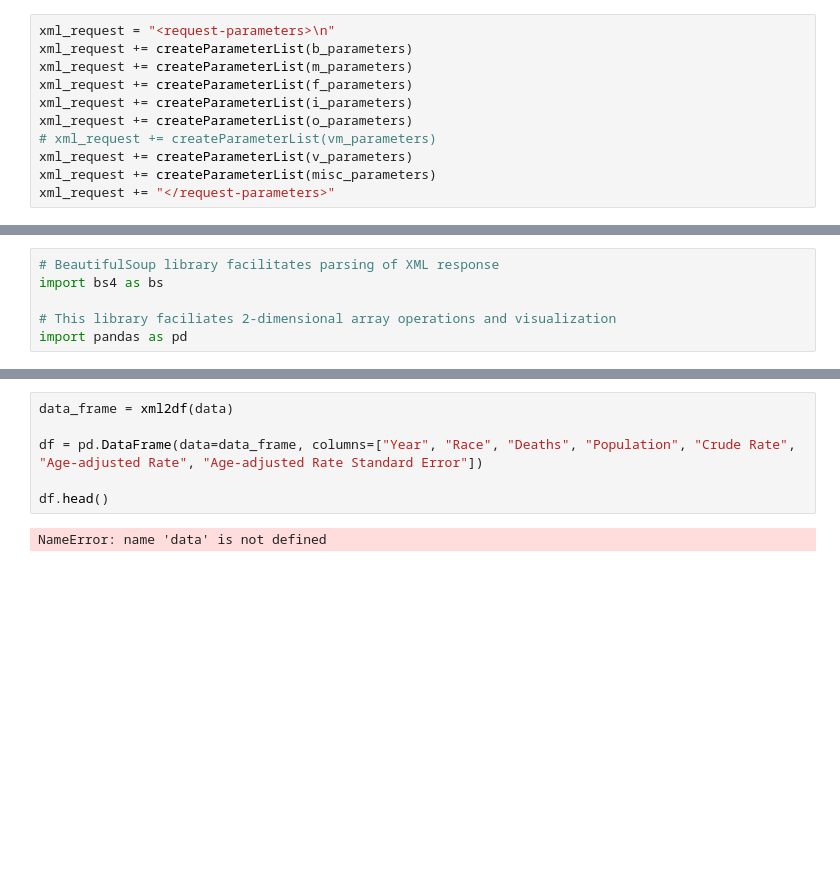
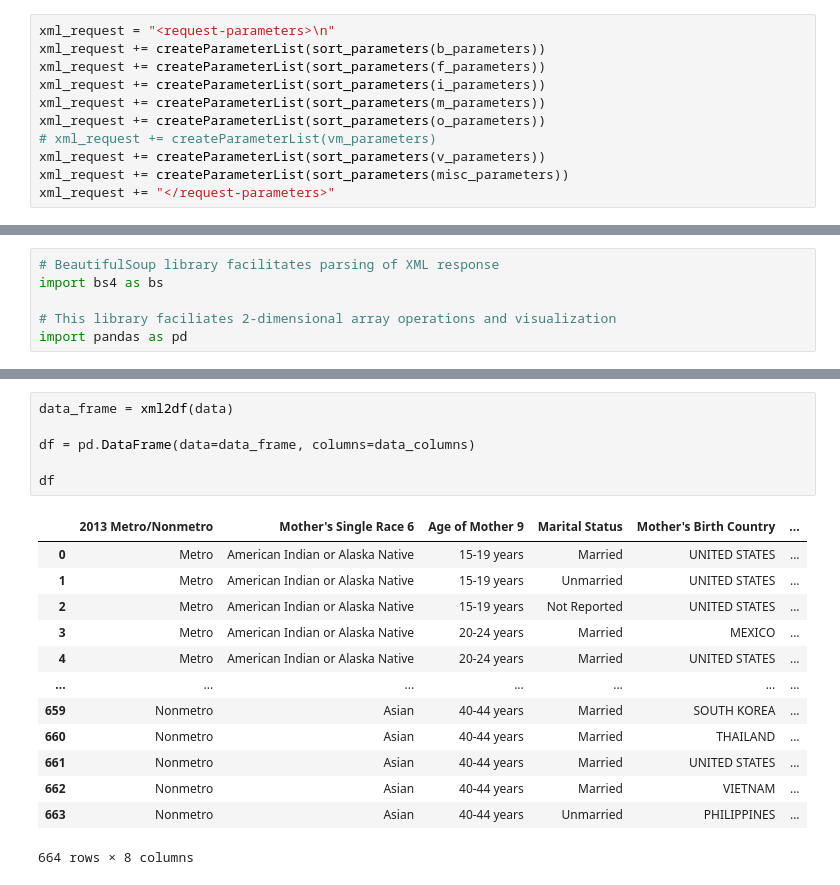
Before and after one commit to Abhijith-S-D/Pregnancy-Related_Complications_Mortality_in_US, a Jupyter notebook: WonderAPITrial/CDC+WONDER+API+Example_D149.ipynb, the cells around one changed output, grey strips where cells are left out. Saved outputs shown, nothing was run; the diff lists cells and outputs as text; blank space fills up the shorter version.

```diff
--- a/WonderAPITrial/CDC+WONDER+API+Example_D149.ipynb
+++ b/WonderAPITrial/CDC+WONDER+API+Example_D149.ipynb
@@ -676,12 +777,12 @@ def createParameterList(parameterList):
     return parameterString
 # %%
 xml_request = "<request-parameters>\n"
-xml_request += createParameterList(b_parameters)
-xml_request += createParameterList(m_parameters)
-xml_request += createParameterList(f_parameters)
-xml_request += createParameterList(i_parameters)
-xml_request += createParameterList(o_parameters)
+xml_request += createParameterList(sort_parameters(b_parameters))
+xml_request += createParameterList(sort_parameters(f_parameters))
+xml_request += createParameterList(sort_parameters(i_parameters))
+xml_request += createParameterList(sort_parameters(m_parameters))
+xml_request += createParameterList(sort_parameters(o_parameters))
 # xml_request += createParameterList(vm_parameters)
-xml_request += createParameterList(v_parameters)
-xml_request += createParameterList(misc_parameters)
+xml_request += createParameterList(sort_parameters(v_parameters))
+xml_request += createParameterList(sort_parameters(misc_parameters))
 xml_request += "</request-parameters>"
@@ -754,11 +878,23 @@ def xml2df(xml_data):
 # %%
 data_frame = xml2df(data)
 
-df = pd.DataFrame(data=data_frame, columns=["Year", "Race", "Deaths", "Population", "Crude Rate", "Age-adjusted Rate", "Age-adjusted Rate Standard Error"])
+df = pd.DataFrame(data=data_frame, columns=data_columns)
 
-df.head()
+df
 # %% [output]
+|  | 2013 Metro/Nonmetro | Mother's Single Race 6 | Age of Mother 9 | Marital Status | Mother's Birth Country | ... |
+| 0 | Metro | American Indian or Alaska Native | 15-19 years | Married | UNITED STATES | ... |
+| 1 | Metro | American Indian or Alaska Native | 15-19 years | Unmarried | UNITED STATES | ... |
+| 2 | Metro | American Indian or Alaska Native | 15-19 years | Not Reported | UNITED STATES | ... |
+| 3 | Metro | American Indian or Alaska Native | 20-24 years | Married | MEXICO | ... |
+| 4 | Metro | American Indian or Alaska Native | 20-24 years | Married | UNITED STATES | ... |
+| ... | ... | ... | ... | ... | ... | ... |
+| 659 | Nonmetro | Asian | 40-44 years | Married | SOUTH KOREA | ... |
+| 660 | Nonmetro | Asian | 40-44 years | Married | THAILAND | ... |
+| 661 | Nonmetro | Asian | 40-44 years | Married | UNITED STATES | ... |
+| 662 | Nonmetro | Asian | 40-44 years | Married | VIETNAM | ... |
+| 663 | Nonmetro | Asian | 40-44 years | Unmarried | PHILIPPINES | ... |
-NameError: name 'data' is not defined
+664 rows × 8 columns
 # %%
 # Load matplotlib for plotting and instruct jupyter to display figures inline
 from matplotlib import pyplot as plt
```
Also changed, not shown: parts of 27 cells of this notebook, 1 other file.
